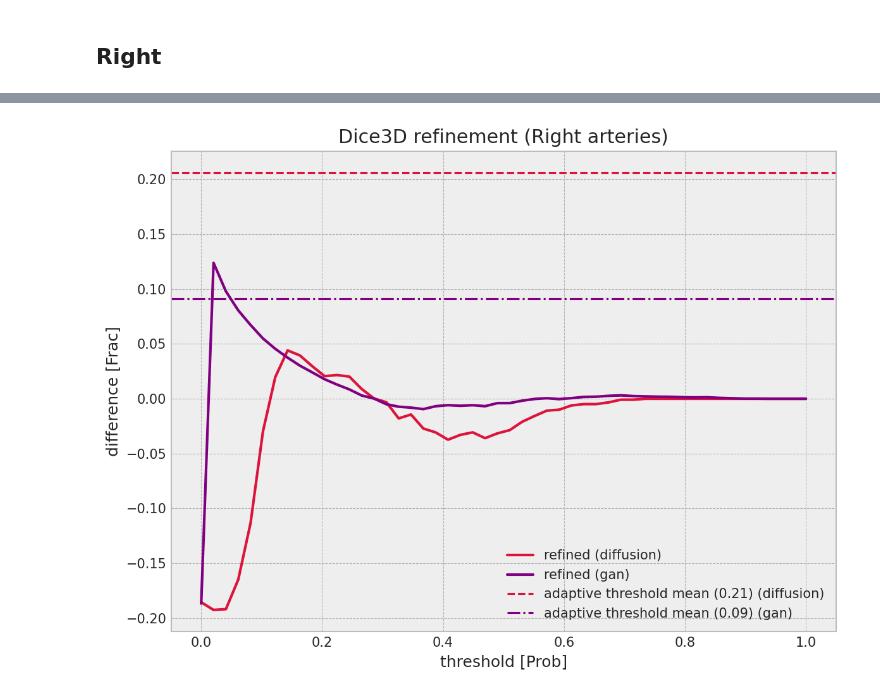
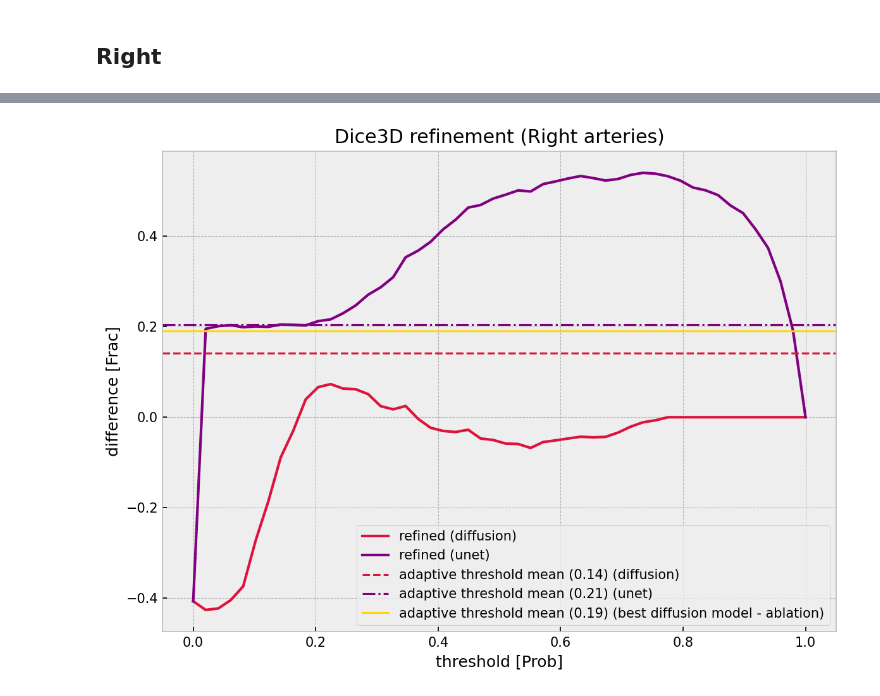
Before and after one commit to cvlab-ai/xra-diff, a Jupyter notebook: notebooks/synthetic_results.ipynb, the cells around one changed output, grey strips where cells are left out. Cells and saved outputs as stored; diff of their text form; code cells hidden in the pictures.

```diff
--- a/notebooks/synthetic_results.ipynb
+++ b/notebooks/synthetic_results.ipynb
@@ -152,9 +163,12 @@ def latex_make_table(h, v_ours, v_gan, caption="", label=""):
 # %% [markdown]
 ## Right
 # %%
-df = pd.read_csv("../data/synthetic_right.csv")
-df_baseline = pd.read_csv("../data/synthetic_baseline_right.csv")
-df_adaptive = pd.read_csv("../data/synthetic_adaptive_right.csv")
-df_adaptive_baseline = pd.read_csv("../data/synthetic_adaptive_baseline_right.csv")
+df_diffusion = pd.read_csv("../data/synthetic_diffusion_right.csv")
+df_unet = pd.read_csv("../data/synthetic_unet_right.csv")
+
+df_adaptive_diffusion = pd.read_csv("../data/synthetic_adaptive_diffusion_right.csv")
+df_adaptive_unet = pd.read_csv("../data/synthetic_adaptive_unet_right.csv")
+
+df_best_diffusion = pd.read_csv("../data/synthetic_both_right.csv")
 # %%
 plt.title(f"Chamfer Distance (Right arteries)")
@@ -176,10 +192,11 @@ dice3d_adaptive(df_adaptive_baseline, color="purple", line="-.", suffix="(gan)")
 # %%
 
 plt.title(f"Dice3D refinement (Right arteries)")
 
-metric_difference(df, "dice3d", color="crimson", legend="refined (diffusion)")
-metric_difference(df_baseline, "dice3d", color="purple", legend="refined (gan)")
-metric_difference_adaptive(df_adaptive, "dice3d", color="crimson")
-metric_difference_adaptive(df_adaptive_baseline, "dice3d", color="purple", line="-.", suffix="(gan)")
+metric_difference(df_diffusion, "dice3d", color="crimson", legend="refined (diffusion)")
+metric_difference(df_unet, "dice3d", color="purple", legend="refined (unet)")
+metric_difference_adaptive(df_adaptive_diffusion, "dice3d", color="crimson")
+metric_difference_adaptive(df_adaptive_unet, "dice3d", color="purple", line="-.", suffix="(unet)")
+metric_difference_adaptive(df_best_diffusion, "dice3d", color="gold", line="-", suffix="(best diffusion model - ablation)")
 # %% [output]
-[figure, old version]
+[figure, new version]
```
Also changed, not shown: parts of 11 cells of this notebook, 8 other files.
